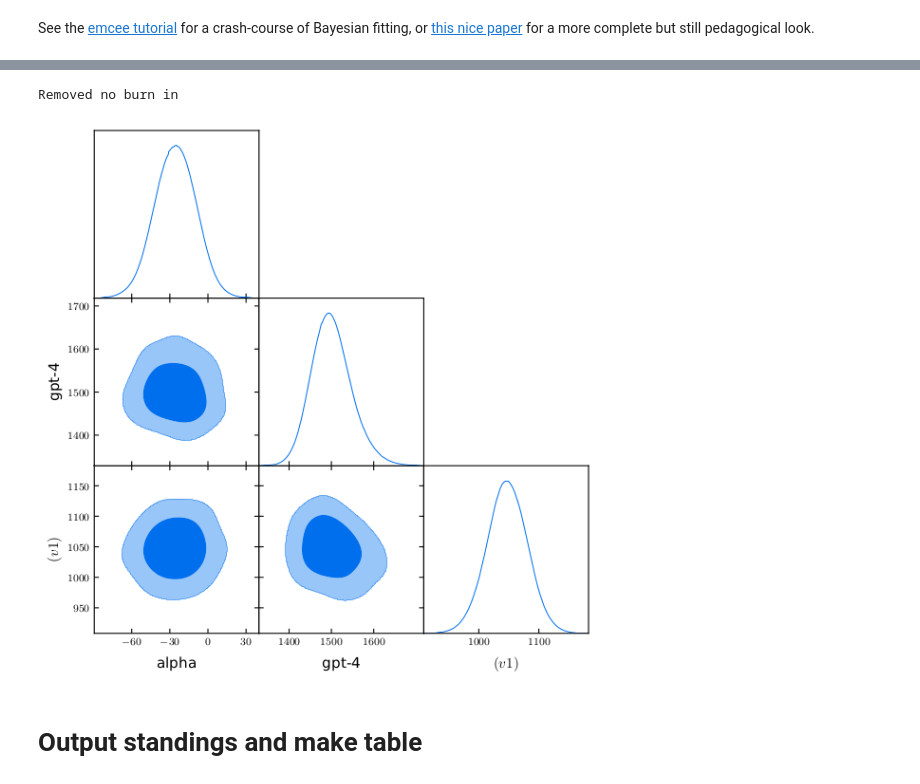
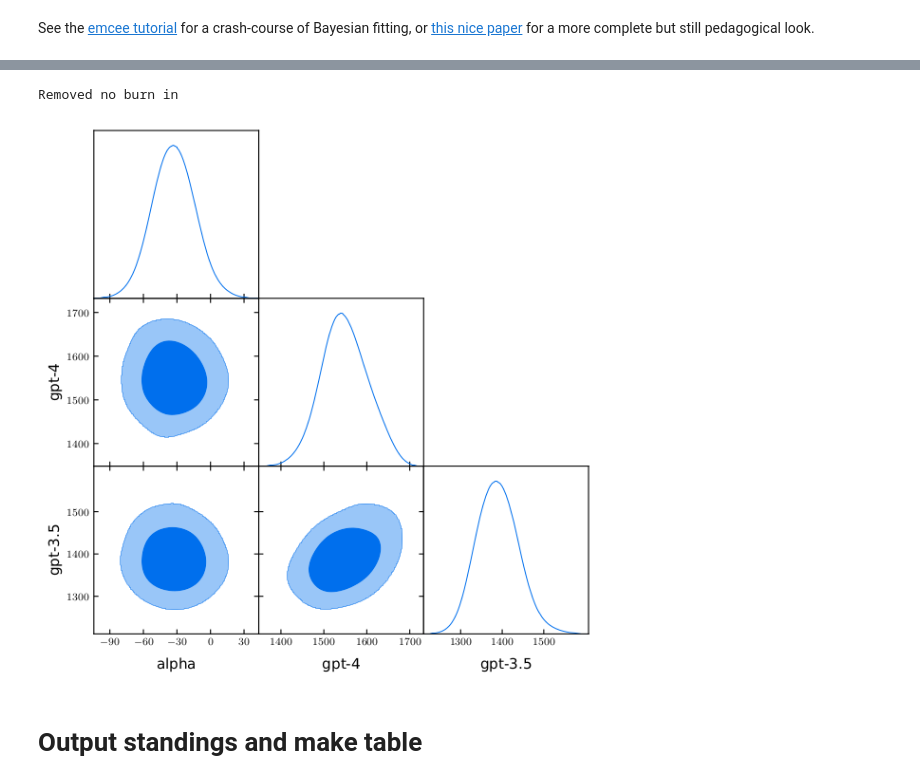
Before and after one commit to yuzu-ai/japanese-llm-ranking, a Jupyter notebook: jrank/bradley-terry.ipynb, the cells around one changed output, grey strips where cells are left out. Drawn from its saved outputs; the diff is of its cells as text; code cells hidden in the pictures.

```diff
--- a/jrank/bradley-terry.ipynb
+++ b/jrank/bradley-terry.ipynb
@@ -89,15 +88,17 @@ for name in models.index:
     elif "super-torin" in name:
         short_name = "supertrin"
     elif "open-calm-7b" in name:
-        short_name = "open-calm-7b"
+        short_name = "opencalm-7b"
     elif "stormy" in name:
-        short_name = "open-calm-7b (stormy)"
+        short_name = "opencalm-7b (stormy)"
     elif "StableBeluga2" in name:
-        short_name = "llama-2-70b (StableBeluga)"
+        short_name = "llama2-70b (StableBeluga2)"
+    elif "japanese-stablelm" in name:
+        short_name = "ja-stablelm-7b (instruct-alpha)"
     elif "rwkv-world-jpn-55" in name:
-        short_name = "rwkv-world (v0.55)"
+        short_name = "rwkv-world-7b (v0.55)"
     elif "rwkv-world-jp-v1" in name:
-        short_name = "rwkv-world (v1)"
+        short_name = "rwkv-world-7b (jp-v1)"
     elif "instruction-ppo" in name:
         short_name = "rinna-3.6b (PPO)"
     elif "instruction-sft" in name:
@@ -554,13 +552,18 @@ try:
     cb.set_title(
         ax,
         title="Strengths of Japanese AI Assistants",
-        subtitle="as evaluated by relative performance on Rakuda benchmark",
+        subtitle="by relative performance on Rakuda benchmark",
     )
 
     ax.set_yticks(y_values, [])
 
     for i, txt in enumerate(labels):
         ax.annotate(txt, xy=(x_values[i], y_values[i]), xytext=(-3, 7), ha='right', va='center', textcoords='offset points', color=cb.grey)
+
+    # ax.text(0.5, 0.5, 'PRELIMINARY', transform=ax.transAxes,
+    #         fontsize=40, color='gray', alpha=0.5,
+    #         ha='center', va='center', rotation=30)
+
 
     fig.savefig(charts_prefix + "ranking.png")
     fig.savefig(charts_prefix + "ranking.pdf")
@@ -588,7 +591,7 @@ Image(charts_prefix + "ranking.png", width=800)
 # Note we don't expect maximum likelihood point to necessarily agree with maximum of the marginalized 1D posterior distribution
 # See page 16 of https://arxiv.org/pdf/1008.4686.pdf
 
-model = "cyberagent/open-calm-7b"
+model = "rwkv-world-jp-v1"
 
 scaled_MLE_scores, scaled_MLE_advantage = compute_elo_mle(
     df, SCALE=SCALE, BASE=BASE, INIT_RATING=INIT_RATING
@@ -616,7 +619,7 @@ Image(charts_prefix + "parameter.png", width=800)
 # %%
 # Compute relative strength probabilities
-modelA = "rwkv-world-jpn-55"
-modelB = "super-torin-sama-alpha2"
+modelA = "stabilityai/StableBeluga2"
+modelB = "rwkv-world-jp-v1"
 
 diffs = scaled_samples[:, models[modelA] + 1] - scaled_samples[:, models[modelB] + 1]
 
@@ -664,7 +667,7 @@ try:
     )
 
     ax.annotate(
-        f"{A_stronger_rate:.1%} of samples have \n {short_names[modelA]} > {short_names[modelB]}",
+        f"{A_stronger_rate:.1%} of samples have \n {short_names[modelA].split('(')[0].strip()} > {short_names[modelB].split('(')[0].strip()}",
         xy=(0.0, arrow_height),
         xycoords=("data", "axes fraction"),
         xytext=(10, 10),
@@ -675,8 +678,8 @@ try:
     ax.axvline(0, color=cb.grey, lw=1)
     cb.set_title(
         ax,
-        title=f"Relative strength of {short_names[modelA]} and {short_names[modelB]}",
-        subtitle=f"Distribution of samples from the posterior distribution",
+        title=f"Relative strength of {short_names[modelA].split('(')[0].strip()} and {short_names[modelB].split('(')[0].strip()}",
+        subtitle=f"Posterior distribution",
         titlesize=16,
         subtitlesize=14,
         pad=40,
@@ -743,21 +771,21 @@ strengths["win_rate"] = strengths.apply(lambda row: win_rates[row["model_id"]],
 # %%
 # Finally we can make a triangle plot just to show off
 import getdist
 from getdist import MCSamples, plots
 
 samples = MCSamples(
     samples=scaled_samples[::200],
     names=["alpha"] + [short_names[model] for model in list(models.index)],
-)  # names = names, labels = labels)
+)
 
 # Triangle plot
 g = plots.get_subplot_plotter()
-g.triangle_plot([samples], ["alpha", "gpt-4", "rwkv-world"], filled=True)
+g.triangle_plot([samples], ["alpha", "gpt-4", "gpt-3.5"], filled=True)
 g.export(charts_prefix + "corner_getdist.png")
 Image(charts_prefix + "corner_getdist.png", width=800)
 # %% [output]
 Removed no burn in
-[figure, old version]
+[figure, new version]
 # %% [markdown]
 # Output standings and make table
 # %%
```
Also changed, not shown: parts of 20 cells of this notebook, 29 other files.
